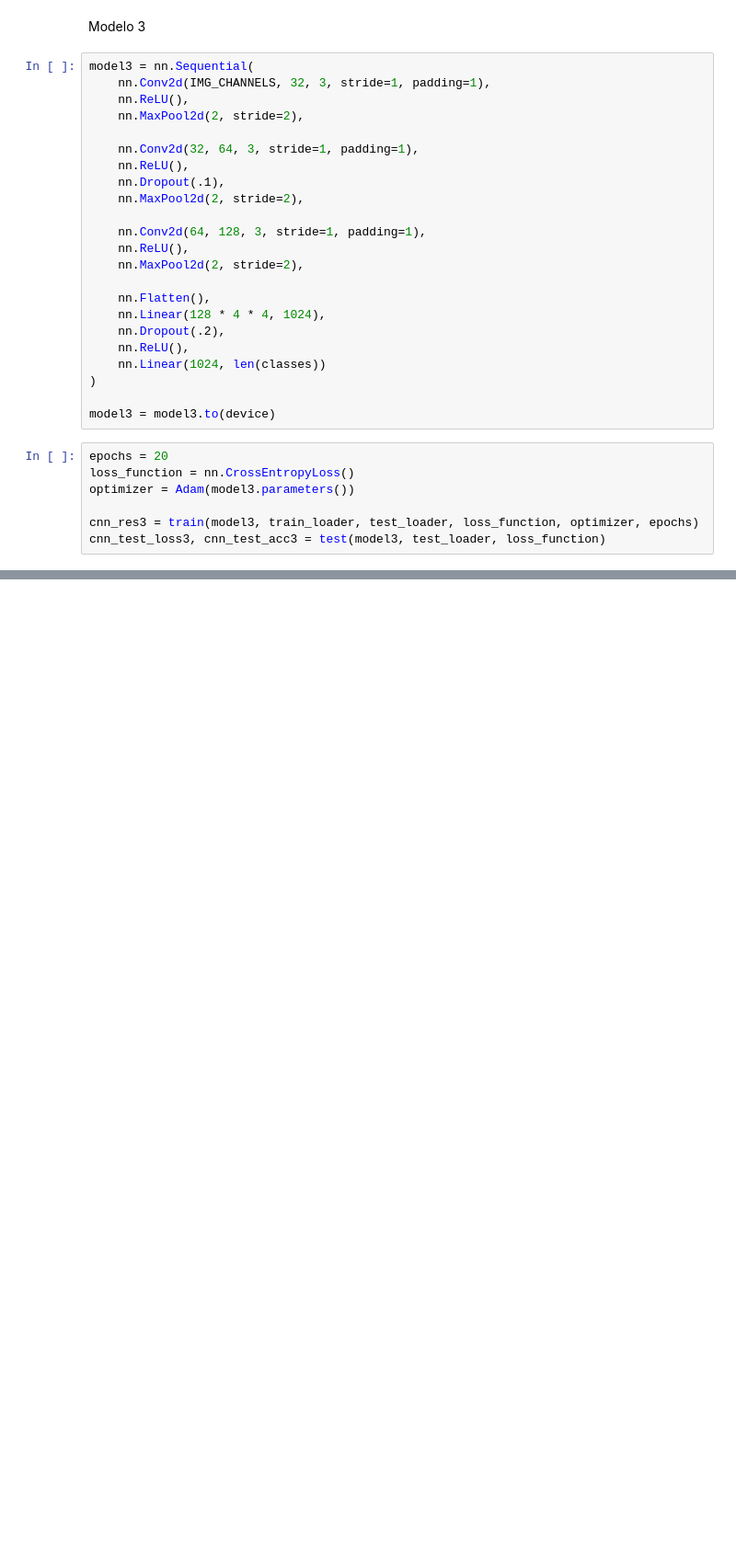
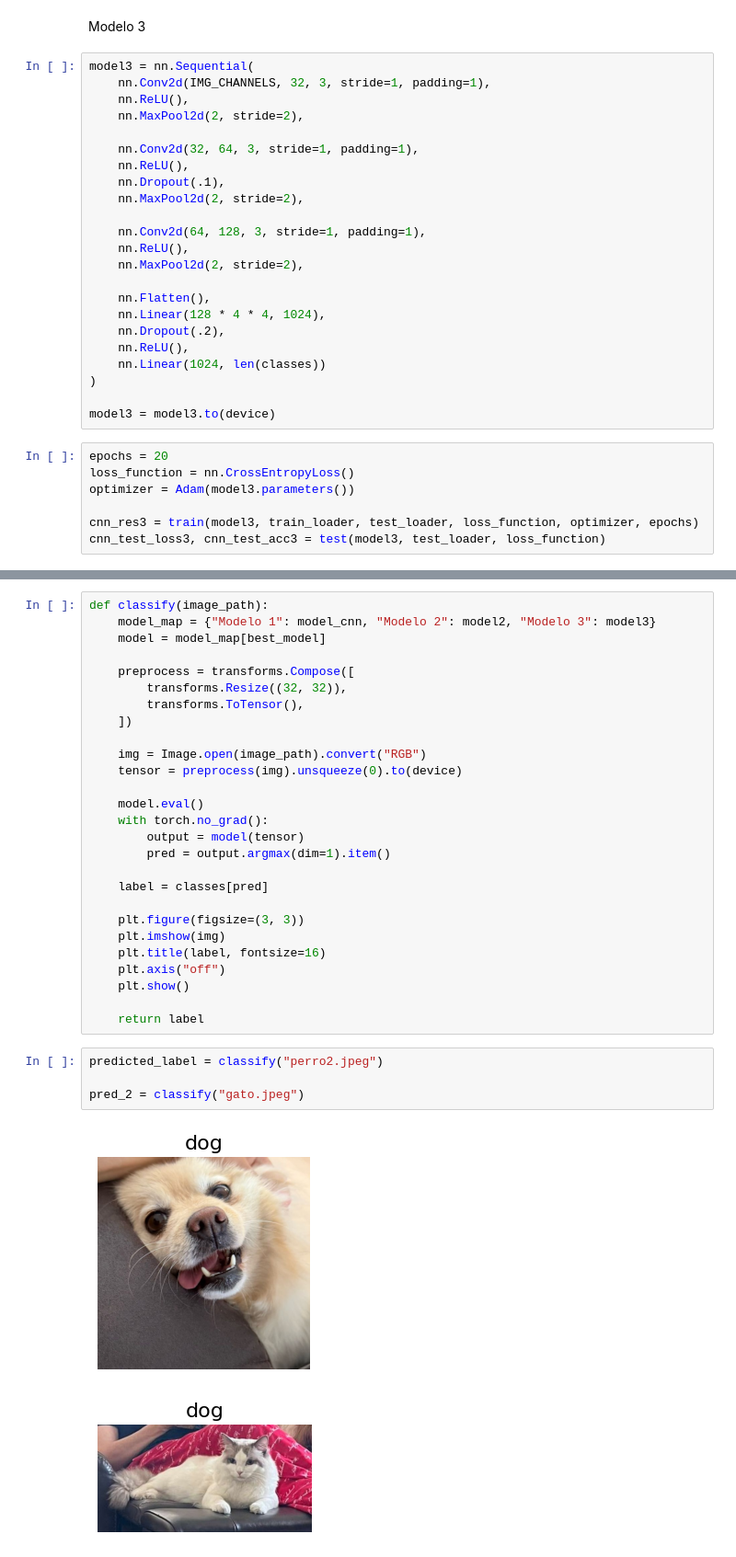
Before and after one commit to ErickCG0/Inteligencia_Computacional_Trabajos, a Jupyter notebook: notebooks/PyTorch_CNN/PyTorch_CNN.ipynb, the cells around one changed output, grey strips where cells are left out. Shown at 92% size. Drawn from its saved outputs; the diff is of its cells as text; blank space fills up the shorter version.

```diff
--- a/notebooks/PyTorch_CNN/PyTorch_CNN.ipynb
+++ b/notebooks/PyTorch_CNN/PyTorch_CNN.ipynb
@@ -277,0 +290,34 @@ Mejor modelo: Modelo 2 con accuracy = 0.7811
+# %%
+def classify(image_path):
+    model_map = {"Modelo 1": model_cnn, "Modelo 2": model2, "Modelo 3": model3}
+    model = model_map[best_model]
+
+    preprocess = transforms.Compose([
+        transforms.Resize((32, 32)),
+        transforms.ToTensor(),
+    ])
+
+    img = Image.open(image_path).convert("RGB")
+    tensor = preprocess(img).unsqueeze(0).to(device)
+
+    model.eval()
+    with torch.no_grad():
+        output = model(tensor)
+        pred = output.argmax(dim=1).item()
+
+    label = classes[pred]
+
+    plt.figure(figsize=(3, 3))
+    plt.imshow(img)
+    plt.title(label, fontsize=16)
+    plt.axis("off")
+    plt.show()
+
+    return label
+# %%
+predicted_label = classify("perro2.jpeg")
+
+pred_2 = classify("gato.jpeg")
+# %% [output]
+[figure, added]
+[figure, added]
```
Also changed, not shown: parts of 9 cells of this notebook, 3 other files.
